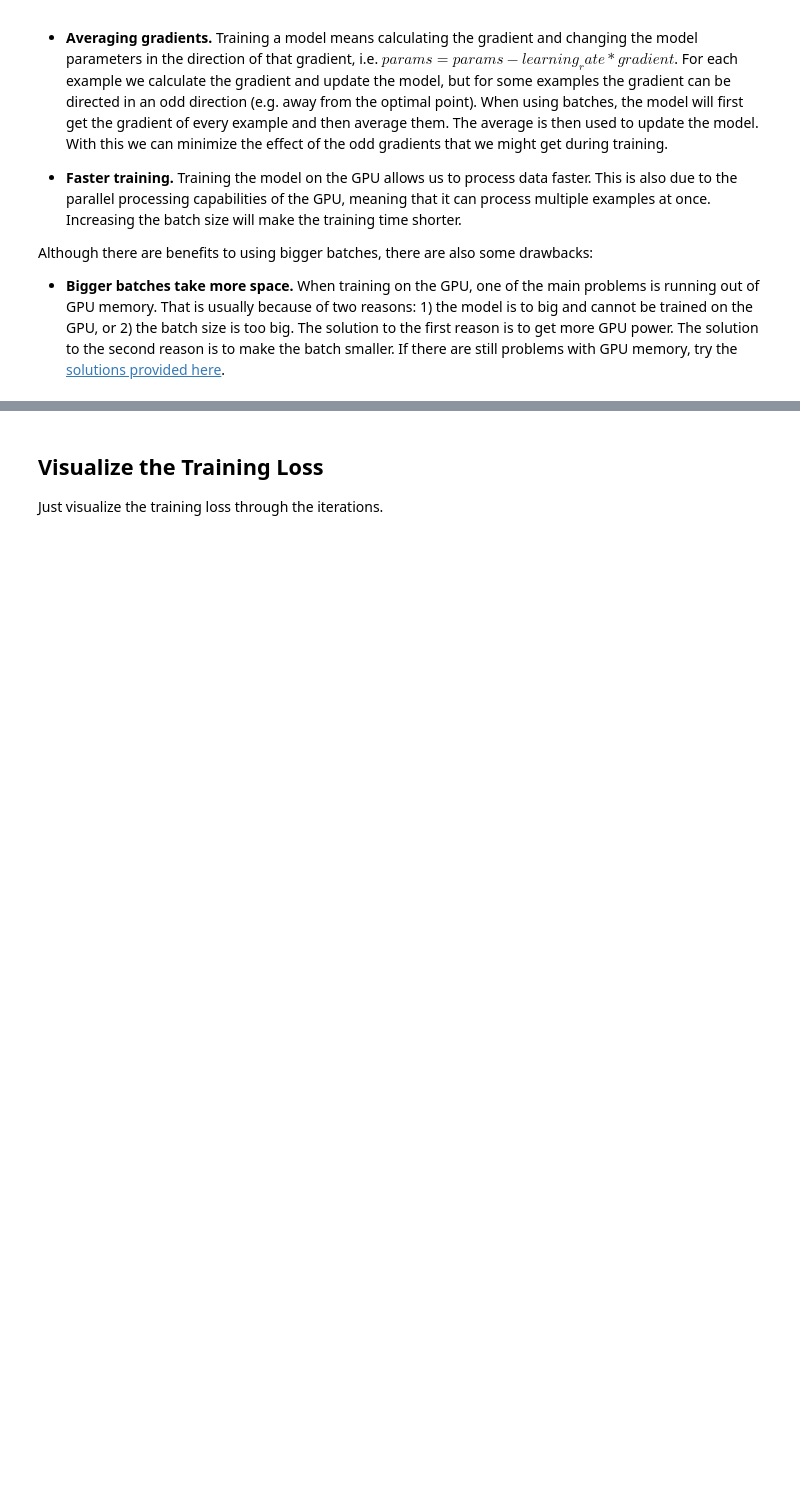
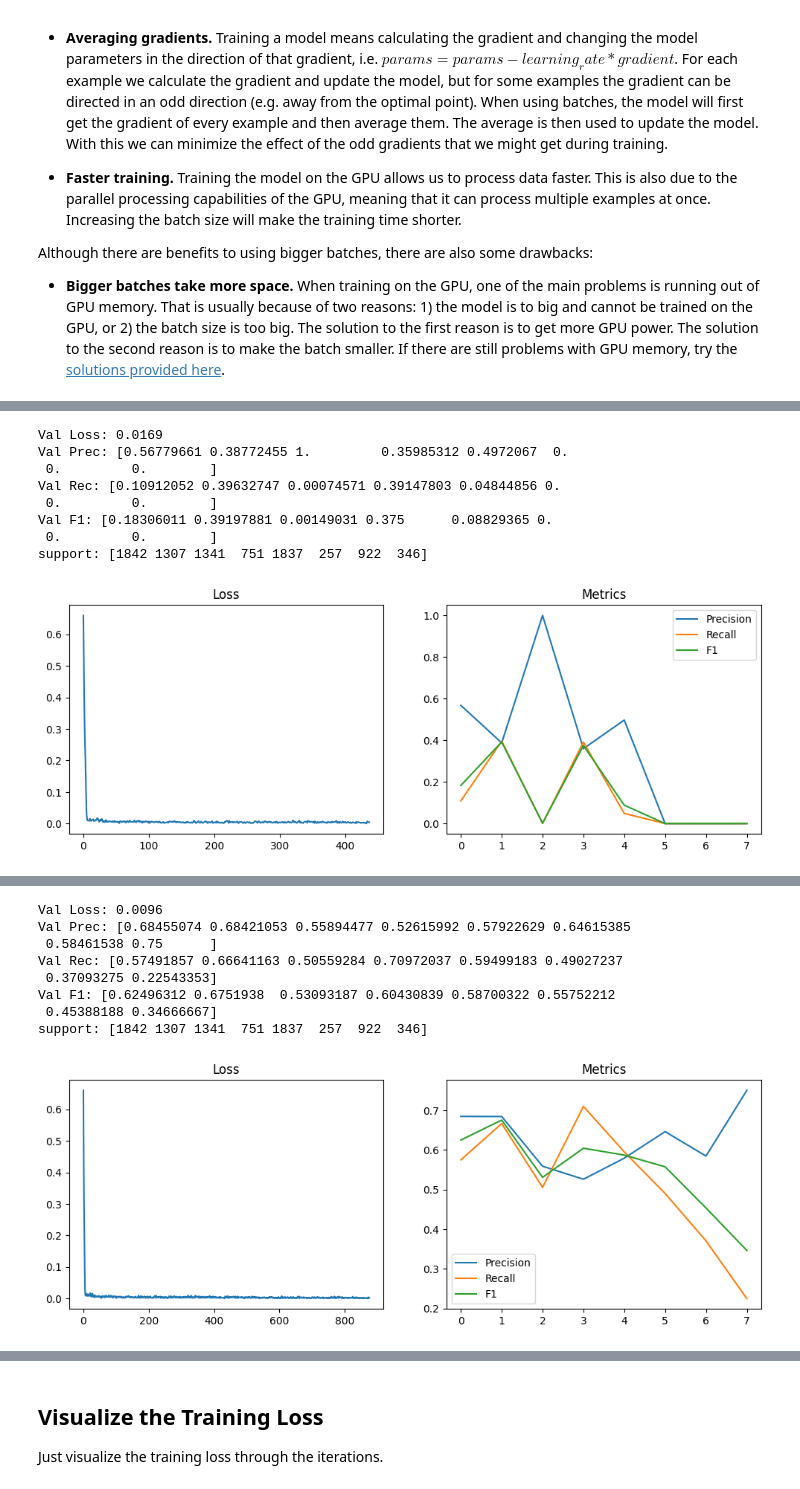
Before and after one commit to rogerpasky/AnonymizationPipeline, a Jupyter notebook: notebooks/pytorch-roberta-named-entity-recognition.ipynb, the cells around one changed output, grey strips where cells are left out. Drawn from its saved outputs; the diff is of its cells as text; code cells hidden in the pictures; blank space fills up the shorter version.

```diff
--- a/notebooks/pytorch-roberta-named-entity-recognition.ipynb
+++ b/notebooks/pytorch-roberta-named-entity-recognition.ipynb
@@ -322,7 +322,8 @@ Every optimizer accepts the model parameters (`params`) which can be acquired wi
 # set the model in 'train' mode and send it to the device
 model.train().to(device)
 # initialize the Adam optimizer (used for training/updating the model)
-optimizer = optim.AdamW(params=model.parameters(), lr=1e-5)
+# optimizer = optim.AdamW(params=model.parameters(), lr=1e-5)
+optimizer = optim.AdamW(params=model.parameters(), lr=5e-5)
 # %% [markdown]
 Another thing to define for training a model is the number of epochs `n_epochs`. This determines the number of times we will go through the whole dataset during training.
 
@@ -344,3 +345,14 @@ Although there are benefits to using bigger batches, there are also some drawbac
 n_epochs = 3
 # batch the train data so that each batch contains 4 examples (using 'batch_size')
 train_data = torch.utils.data.DataLoader(dataset['train'], batch_size=4)
+validation_data = torch.utils.data.DataLoader(dataset['validation'], batch_size=4)
+
+mini_subset = torch.utils.data.Subset(dataset['validation'], list(range(40)))
+mini_data = torch.utils.data.DataLoader(mini_subset, batch_size=4, shuffle=True)
+# %%
+for i, d in enumerate(validation_data):
+    if i == 0:
+        print(d)
+        print(d['labels'].shape)
+        print(d['labels'].view(-1).shape)
+        print(d['labels'].view(-1).cpu().numpy())
@@ -347,32 +490,83 @@ train_data = torch.utils.data.DataLoader(dataset['train'], batch_size=4)
 # %%
+batch_bar = tqdmn(total=3, desc='Batch')
+iter_bar = tqdmn(total=len(train_data), desc='Iteration')
+loss_bar = tqdmn(total=9.9e9, desc='Loss')
+
 train_loss = []
 # iterate through the data 'n_epochs' times
-for epoch in tqdmn(range(n_epochs)):
+for epoch in range(n_epochs):
+    batch_bar.n = epoch + 1
+    batch_bar.refresh()
+
     current_loss = 0
     # iterate through each batch of the train data
-    for i, batch in enumerate(tqdmn(train_data)):
+    for i, batch in enumerate(train_data):
+        iter_bar.n = i
+        iter_bar.refresh()
+
         # move the batch tensors to the same device as the
         batch = { k: v.to(device) for k, v in batch.items() }
         # send 'input_ids', 'attention_mask' and 'labels' to the model
         outputs = model(**batch)
         # the outputs are of shape (loss, logits)
         loss = outputs[0]
         # with the .backward method it calculates all
         # of  the gradients used for autograd
         loss.backward()
         # NOTE: if we append `loss` (a tensor) we will force the GPU to save
         # the loss into its memory, potentially filling it up. To avoid this
         # we rather store its float value, which can be accessed through the
         # `.item` method
         current_loss += loss.item()
-        if i % 8 == 0 and i > 0:
+
+        if i == 0:
+            loss_bar.total = current_loss / 8  # Supposedly highest value
+        elif i % 8 == 0:
             # update the model using the optimizer
             optimizer.step()
             # once we update the model we set the gradients to zero
             optimizer.zero_grad()
             # store the loss value for visualization
             train_loss.append(current_loss / 32)
+            # update the progress bars
+            loss_bar.n = current_loss / 32
+            loss_bar.refresh()
+
             current_loss = 0
     # update the model one last time for this epoch
     optimizer.step()
     optimizer.zero_grad()
+
+    # calculate accuracy and recall from validation data
+    val_loss, val_prec, val_rec, val_f1, support = validate(model, validation_data, device)
+    print(f'Val Loss: {val_loss:.4f}\nVal Prec: {val_prec}\nVal Rec: {val_rec}\nVal F1: {val_f1}\nsupport: {support}')
+
+    # display grafically the results
+    plt.figure(figsize=(12, 4))
+    plt.subplot(1, 2, 1)
+    plt.plot(train_loss)
+    plt.title('Loss')
+    plt.subplot(1, 2, 2)
+    plt.plot(val_prec, label='Precision')
+    plt.plot(val_rec, label='Recall')
+    plt.plot(val_f1, label='F1')
+    plt.legend()
+    plt.title('Metrics')
+    plt.show()
+    # print the results
+    print(f'Epoch {epoch + 1} - Loss: {train_loss[-1]:.4f} - Val Loss: {np.mean(val_loss):.4f} - Val Prec: {np.mean(val_prec):.4f} - Val Rec: {np.mean(val_rec):.4f} - Val F1: {np.mean(val_f1):.4f}')
+
+
+batch_bar.close()
+iter_bar.close()
+loss_bar.close()
+# %% [output]
+Val Loss: 0.0169
+Val Prec: [0.56779661 0.38772455 1.         0.35985312 0.4972067  0.
+ 0.         0.        ]
+Val Rec: [0.10912052 0.39632747 0.00074571 0.39147803 0.04844856 0.
+ 0.         0.        ]
+Val F1: [0.18306011 0.39197881 0.00149031 0.375      0.08829365 0.
+ 0.         0.        ]
+support: [1842 1307 1341  751 1837  257  922  346]
+[figure, added]
@@ -378,0 +574,9 @@ for epoch in tqdmn(range(n_epochs)):
+Val Loss: 0.0096
+Val Prec: [0.68455074 0.68421053 0.55894477 0.52615992 0.57922629 0.64615385
+ 0.58461538 0.75      ]
+Val Rec: [0.57491857 0.66641163 0.50559284 0.70972037 0.59499183 0.49027237
+ 0.37093275 0.22543353]
+Val F1: [0.62496312 0.6751938  0.53093187 0.60430839 0.58700322 0.55752212
+ 0.45388188 0.34666667]
+support: [1842 1307 1341  751 1837  257  922  346]
+[figure, added]
```
Also changed, not shown: parts of 9 cells of this notebook, 2 other files.
